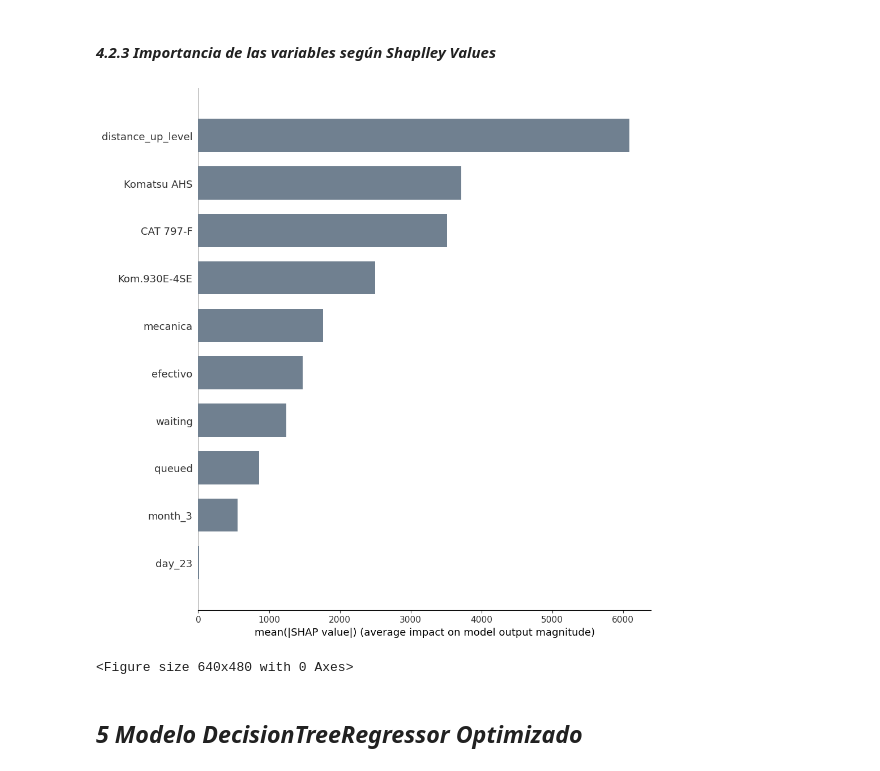
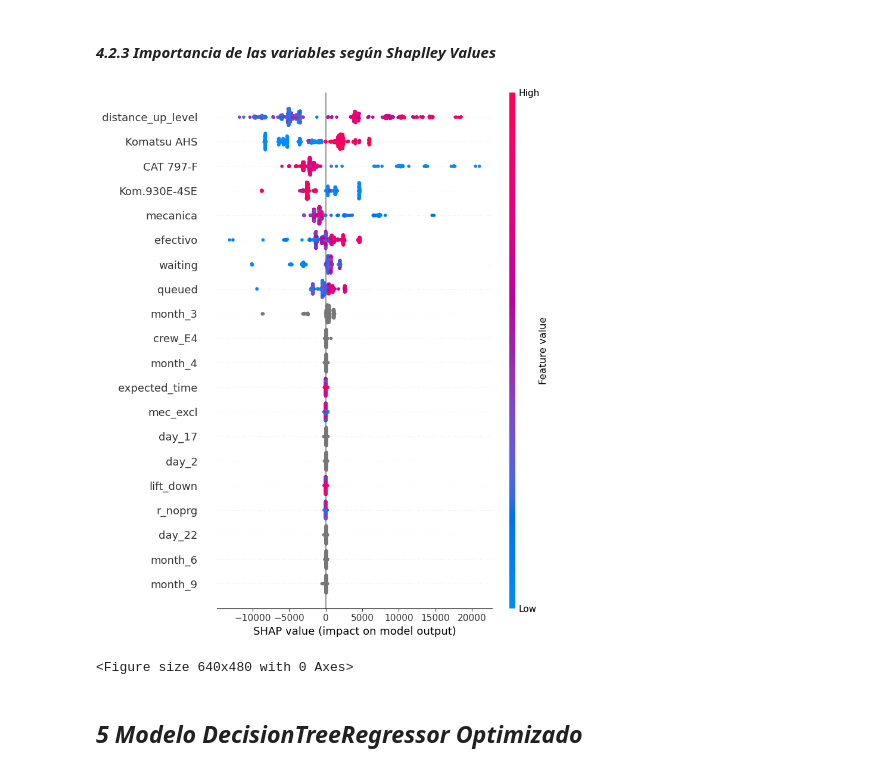
Before and after one commit to ecdiazl/capstone-project, a Jupyter notebook: Desicion Tree/Capstone - DecisionTreeRegressor v1(payload con Lasso).ipynb, the cells around one changed output. Cells and saved outputs as stored; diff of their text form; code cells hidden in the pictures.

```diff
--- a/Desicion Tree/Capstone - DecisionTreeRegressor v1(payload con Lasso).ipynb
+++ b/Desicion Tree/Capstone - DecisionTreeRegressor v1(payload con Lasso).ipynb
@@ -475,27 +475,28 @@ MSE: 168877762.8254098
 # %%
 # Crear un muestreo de fondo para el kernelExplainer
 background = shap.sample(X_train_lasso, 100)
 
 # Crear el objeto explainer SHAP con el modelo entrenado
 explainer = shap.KernelExplainer(best_model_lasso.predict, background)
 shap_values = explainer(X_test_lasso)
 
 # Visualizar la importancia de las características
 shap.summary_plot(shap_values,
                   X_test_lasso,
                   feature_names=X_test_lasso.columns,
-                  plot_type='bar',
-                  color='slategray',
-                  max_display=10,
-                  plot_size=(10, 10))
+                  #plot_type='bar',
+                  #color='slategray',
+                  #max_display=10,
+                  #plot_size=(10, 10)
+                  )
 
 # guardamos la imagen
 plt.savefig('../Graficos/decisiontree_importance.png')
 
 # Mostrar la gráfica
 plt.show()
 # %% [output]
-[figure, old version]
+[figure, new version]
 <Figure size 640x480 with 0 Axes>
 # %% [markdown]
 ## _**5 Modelo DecisionTreeRegressor Optimizado**_
```
Also changed, not shown: 9 other files.
